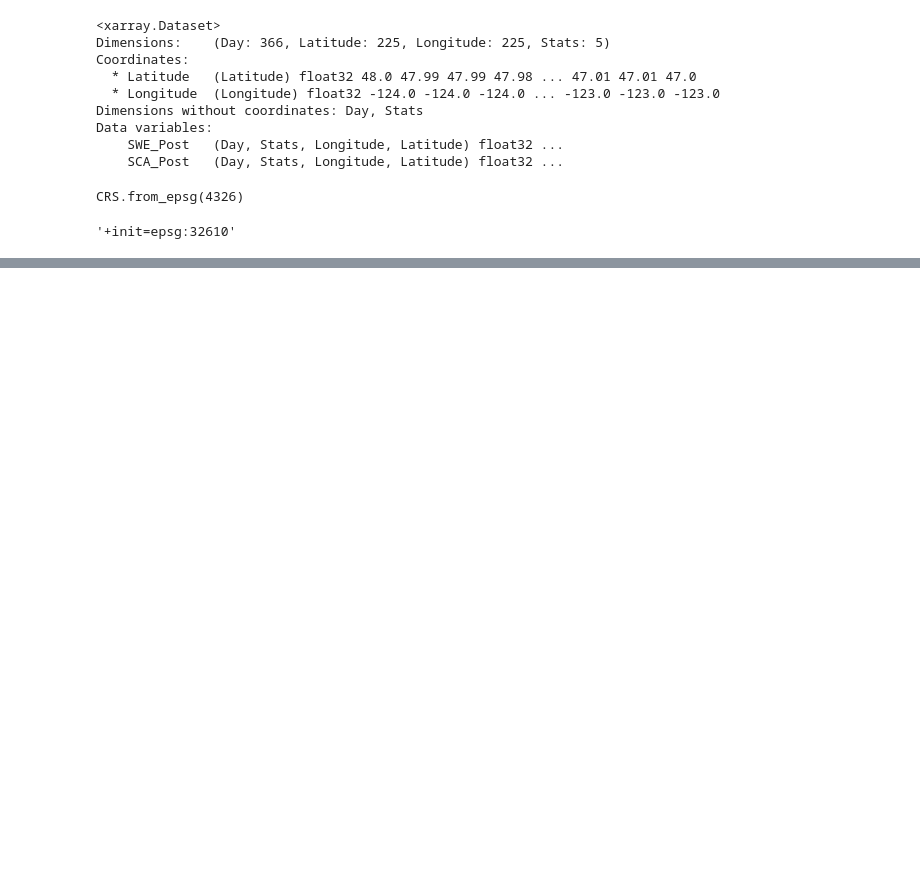
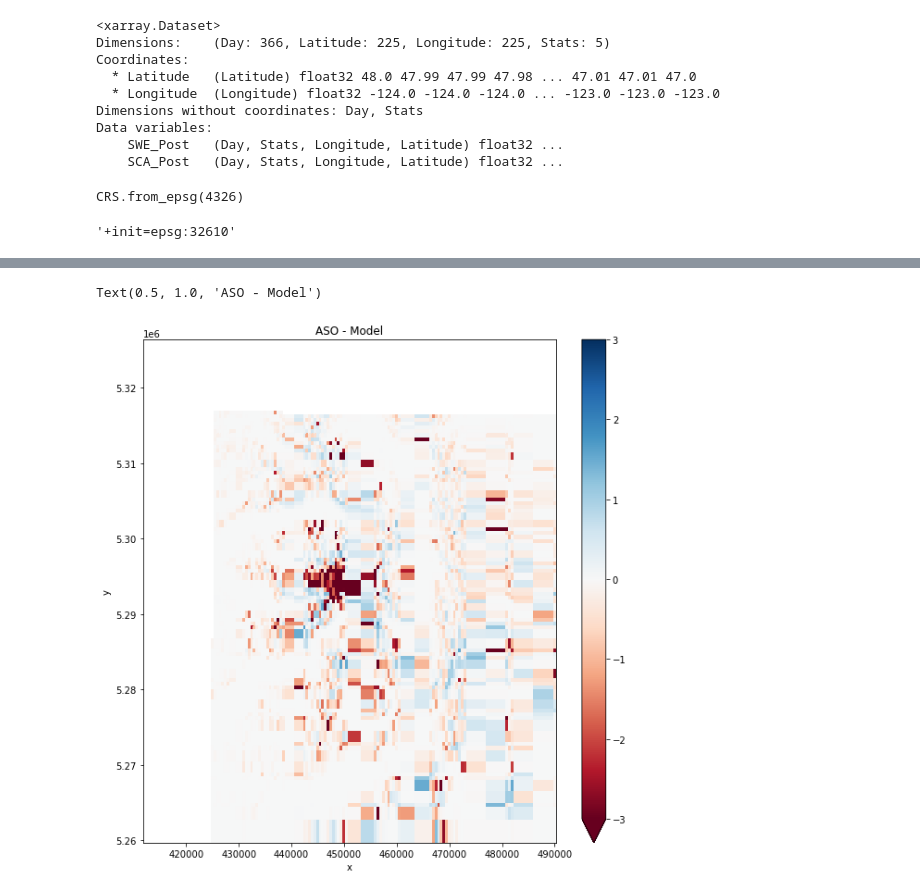
Before and after one commit to bessoh2/SnowHydro, a Jupyter notebook: comparison_and_difference.ipynb, the cells around one changed output, grey strips where cells are left out. Drawn from its saved outputs; the diff is of its cells as text; code cells hidden in the pictures; blank space fills up the shorter version.

```diff
--- a/comparison_and_difference.ipynb
+++ b/comparison_and_difference.ipynb
@@ -79,0 +72,12 @@ model_reproject.hvplot()
+# %%
+difference = ASO_500m_ds - model_reproject
+# %%
+difference = difference.squeeze()
+# %%
+# difference
+f, ax = plt.subplots(figsize=(10,10))
+difference.plot(ax=ax,vmin=-3,vmax=3,cmap='RdBu')
+ax.set_title('ASO - Model')
+# %% [output]
+Text(0.5, 1.0, 'ASO - Model')
+[figure, added]
```
Also changed, not shown: parts of 6 cells of this notebook.
